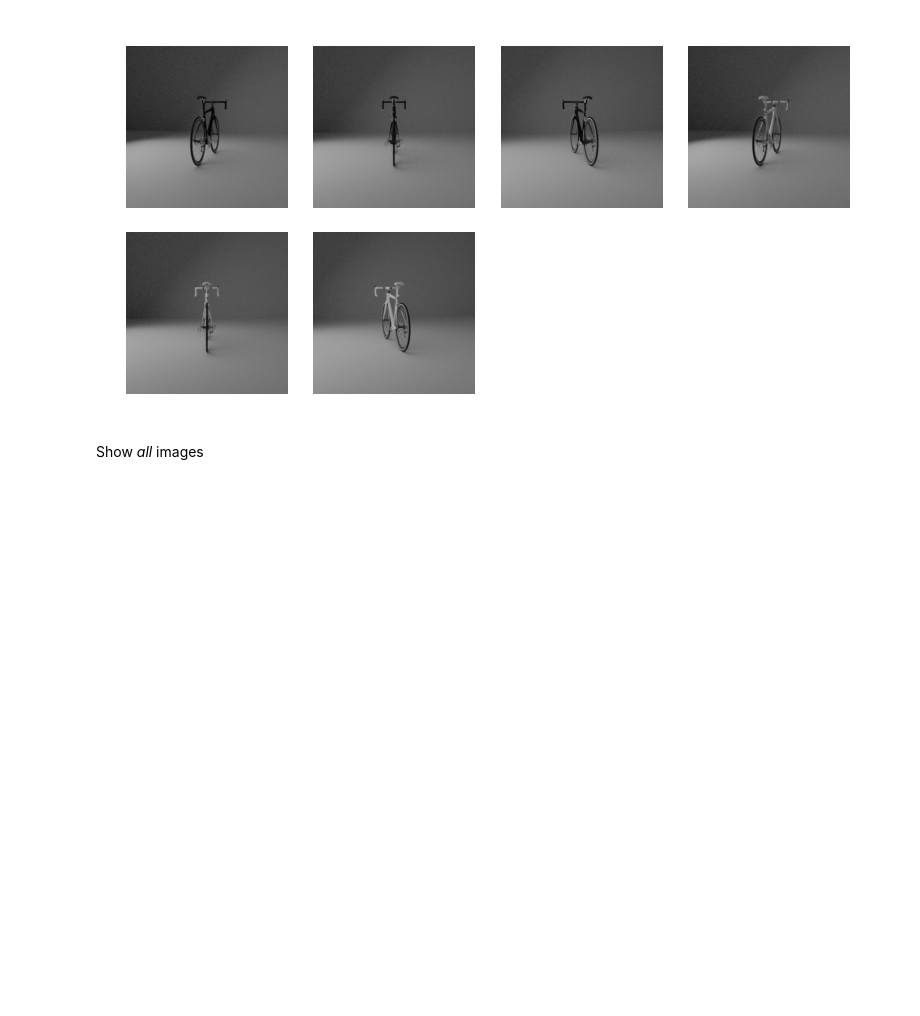
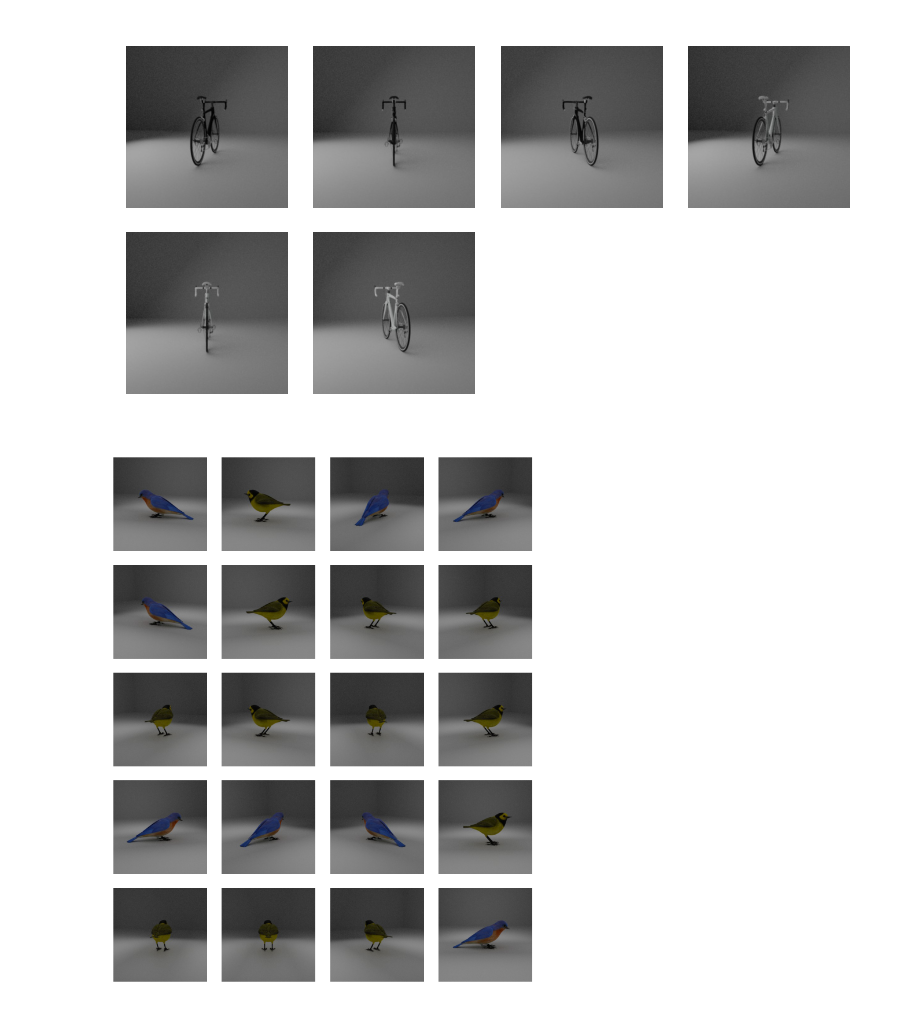
Before and after one commit to matthewdhull/augment_b.o.b, a Jupyter notebook: notebook/images.ipynb, the cells around one changed output. Drawn from its saved outputs; the diff is of its cells as text; code cells hidden in the pictures; blank space fills up the shorter version.

```diff
--- a/notebook/images.ipynb
+++ b/notebook/images.ipynb
@@ -69,23 +134,30 @@ plt.subplots_adjust(wspace=-0.775)
 plt.show()
 # %% [output]
 [figure]
-# %% [markdown]
-Show *all* images
 # %%
-im_path = '/nvmescratch/mhull32/unrestricted-adversarial-examples/data_generation/img/bike'
+{
+    "tags": [
+        "hide_input",
+    ]
+}
+im_path = '/nvmescratch/mhull32/unrestricted-adversarial-examples/data_generation/augmented/bird'
 chdir(im_path)
 files = listdir(im_path)
 
-images = [Image.open(f) for f in files]
-num_rows = 6
+handles = [f'{i}.jpg' for i in correct_bird]
+im = [i for i in files if i in handles]
+images = [Image.open(f) for f in im]
+num_rows = 5
 num_cols = 4
 fig = plt.figure(dpi=300)
 gs = gridspec.GridSpec(num_rows, num_cols, hspace=0.15)
 
-ax = [plt.subplot(gs[i]) for i in range(num_rows*num_cols)]a
+ax = [plt.subplot(gs[i]) for i in range(len(images))]
 
 for i,im in enumerate(images):
     ax[i].imshow(im)
     ax[i].axis('off')
-plt.subplots_adjust(wspace=-0.825)
+plt.subplots_adjust(wspace=-0.775)
 plt.show()
+# %% [output]
+[figure, added]
```
Also changed, not shown: parts of 10 cells of this notebook.
